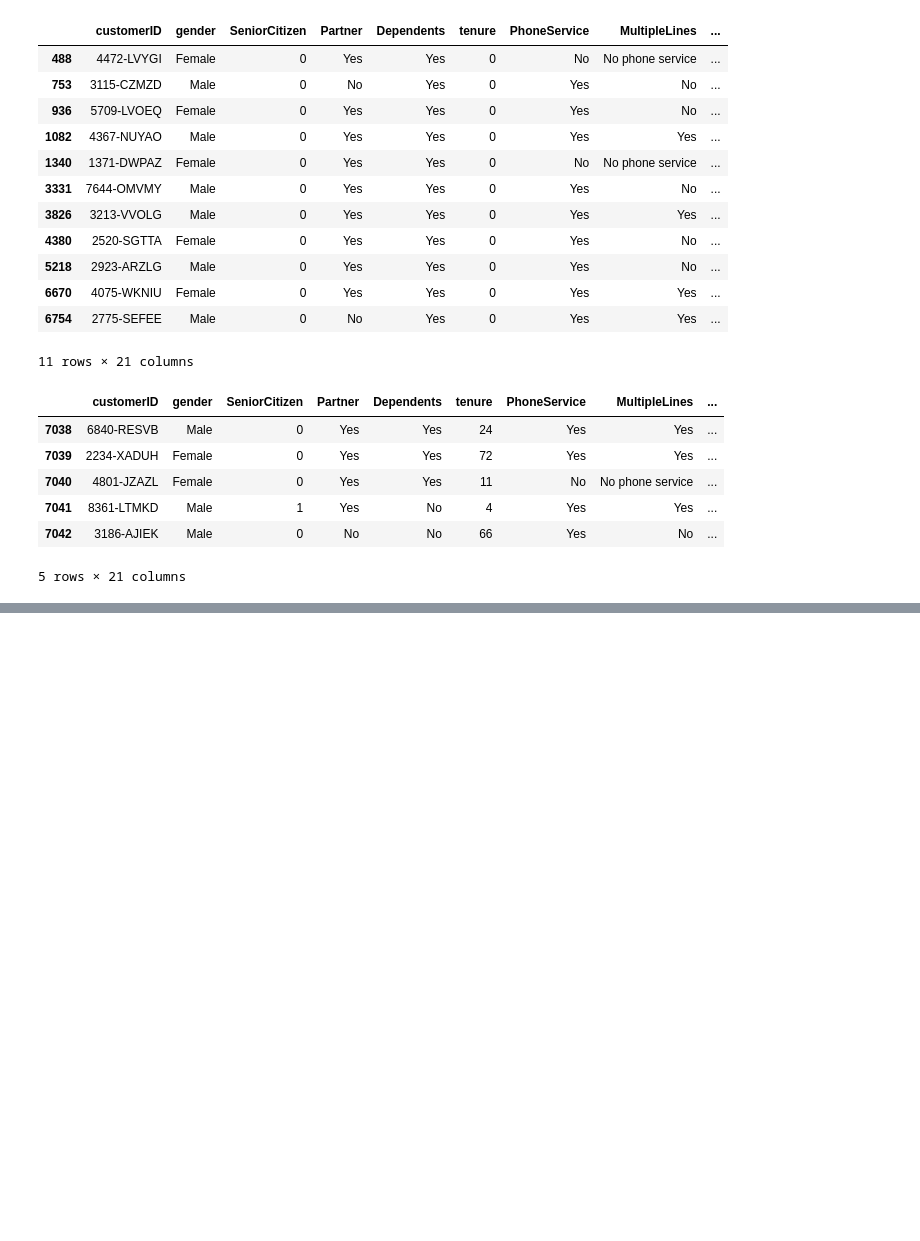
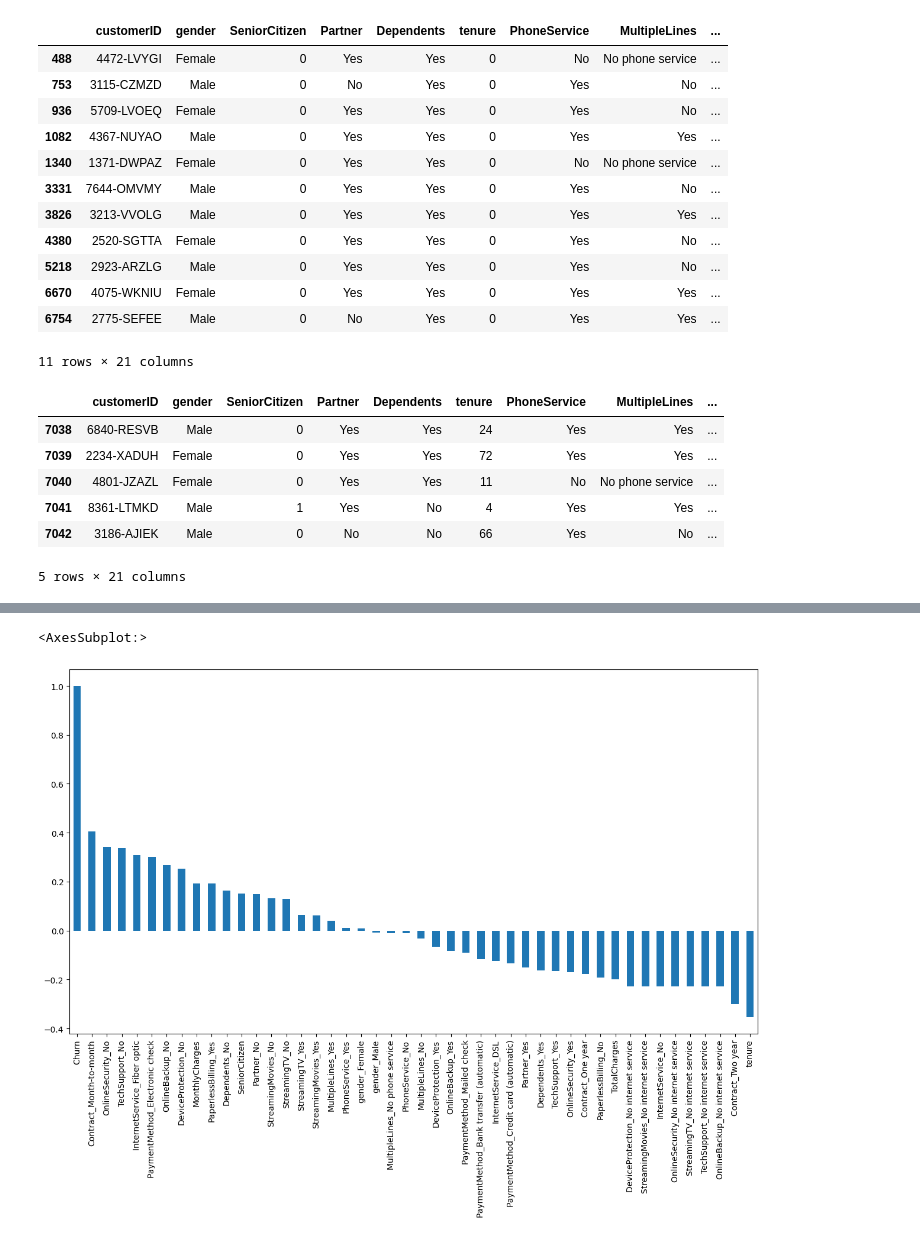
Before and after one commit to emonteiro27/customer_churn, a Jupyter notebook: customer_churn.ipynb, the cells around one changed output, grey strips where cells are left out. Cells and saved outputs as stored; diff of their text form; code cells hidden in the pictures; blank space fills up the shorter version.

Commit message:
Got correlation plot of all features (turned into dummy variables) against the target

```diff
--- a/customer_churn.ipynb
+++ b/customer_churn.ipynb
@@ -191,0 +194,3 @@ df2.head()
+# %%
+df_dummies = pd.get_dummies(df2)
+df_dummies.head()
@@ -191,0 +205,6 @@ df2.head()
+# %%
+plt.figure(figsize=(15,8))
+df_dummies.corr()['Churn'].sort_values(ascending = False).plot(kind='bar')
+# %% [output]
+<AxesSubplot:>
+[figure, added]
```
Also changed, not shown: parts of 16 cells of this notebook.
